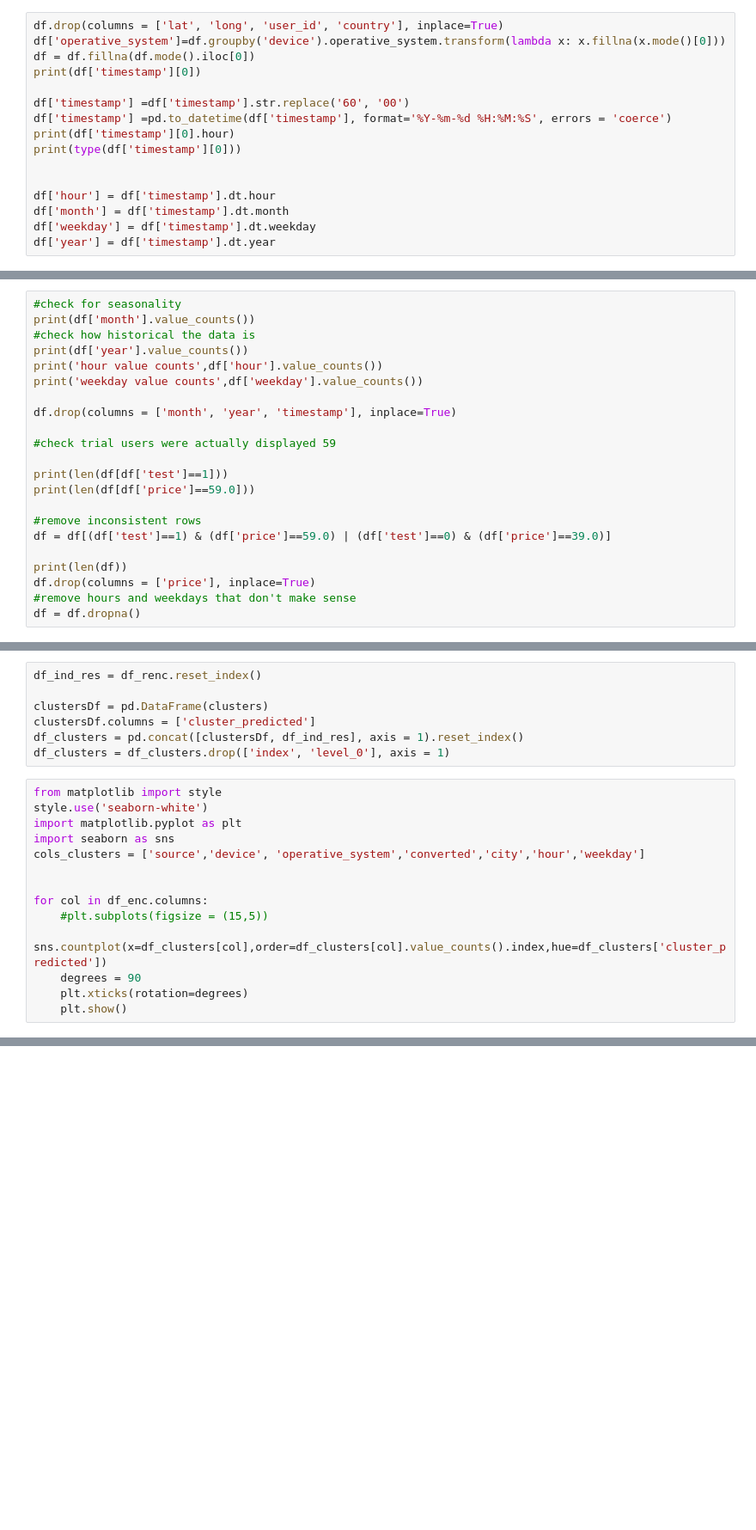
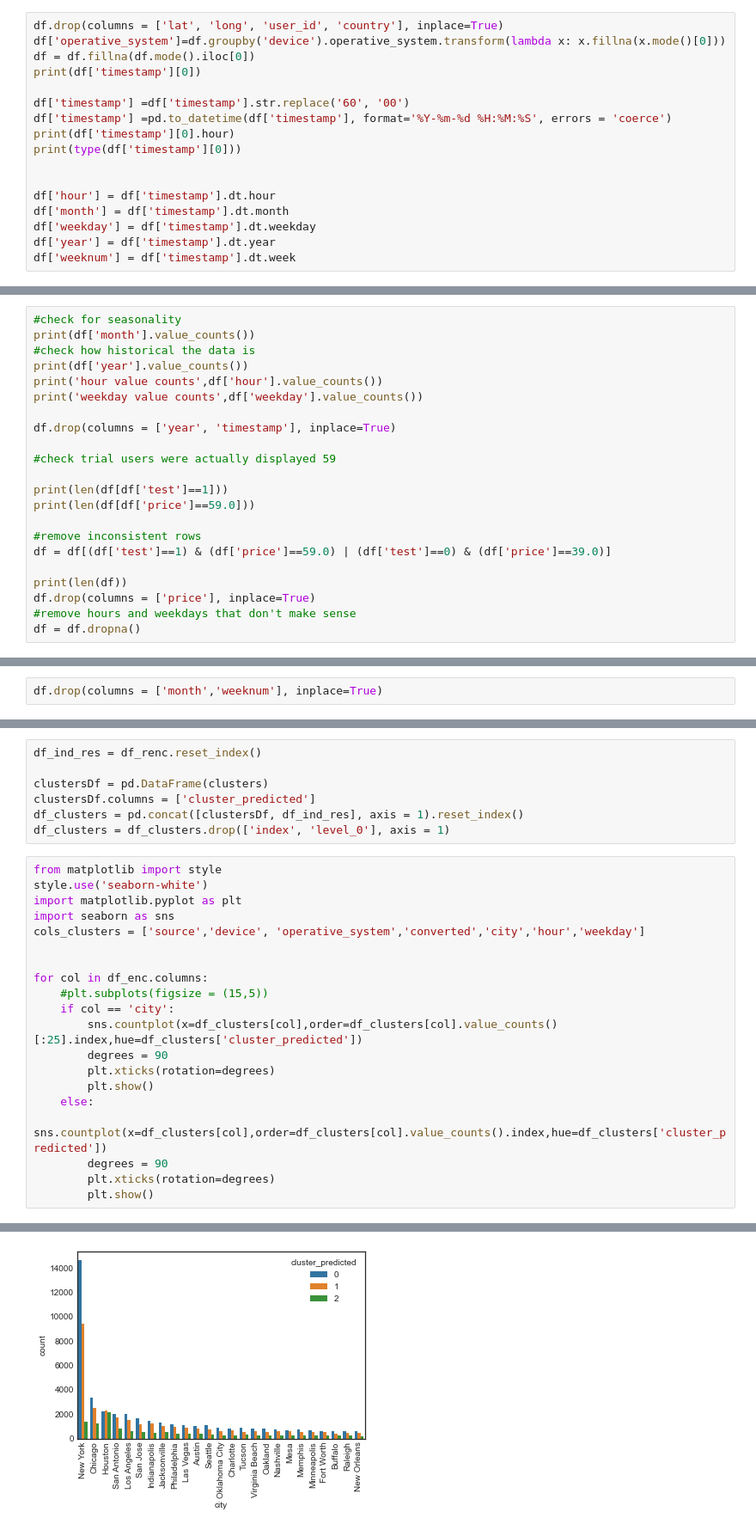
Before and after one commit to chiaracapuano/Capuano_Chiara_softwarePricing, a Jupyter notebook: Capuano_Chiara_softwarePricing.ipynb, the cells around one changed output, grey strips where cells are left out. Shown: that part at 86% size. Cells and saved outputs as stored; diff of their text form; blank space fills up the shorter version.

```diff
--- a/Capuano_Chiara_softwarePricing.ipynb
+++ b/Capuano_Chiara_softwarePricing.ipynb
@@ -23,6 +23,7 @@ df['hour'] = df['timestamp'].dt.hour
 df['month'] = df['timestamp'].dt.month
 df['weekday'] = df['timestamp'].dt.weekday
 df['year'] = df['timestamp'].dt.year
+df['weeknum'] = df['timestamp'].dt.week
 # %% [output]
 2015-05-08 03:38:34
 3
@@ -35,7 +48,7 @@ print(df['year'].value_counts())
 print('hour value counts',df['hour'].value_counts())
 print('weekday value counts',df['weekday'].value_counts())
 
-df.drop(columns = ['month', 'year', 'timestamp'], inplace=True)
+df.drop(columns = ['year', 'timestamp'], inplace=True)
 
 #check trial users were actually displayed 59
 
@@ -72,3 +142,5 @@ Name: weekday, dtype: int64
+# %%
+df.drop(columns = ['month','weeknum'], inplace=True)
 # %%
 from sklearn import preprocessing
 df_enc = df.drop(columns=['test'])
@@ -155,19 +227,26 @@ df_clusters = df_clusters.drop(['index', 'level_0'], axis = 1)
 # %%
 from matplotlib import style
 style.use('seaborn-white')
 import matplotlib.pyplot as plt
 import seaborn as sns
 cols_clusters = ['source','device', 'operative_system','converted','city','hour','weekday']
 
 
 for col in df_enc.columns:
     #plt.subplots(figsize = (15,5))
-    sns.countplot(x=df_clusters[col],order=df_clusters[col].value_counts().index,hue=df_clusters['cluster_predicted'])
-    degrees = 90
-    plt.xticks(rotation=degrees)
-    plt.show()
+    if col == 'city':
+        sns.countplot(x=df_clusters[col],order=df_clusters[col].value_counts()[:25].index,hue=df_clusters['cluster_predicted'])
+        degrees = 90
+        plt.xticks(rotation=degrees)
+        plt.show()
+    else:
+        sns.countplot(x=df_clusters[col],order=df_clusters[col].value_counts().index,hue=df_clusters['cluster_predicted'])
+        degrees = 90
+        plt.xticks(rotation=degrees)
+        plt.show()
 # %% [output]
 [figure]
 [figure]
 [figure]
 [figure]
+[figure, added]
```
Also changed, not shown: parts of 7 cells of this notebook.
